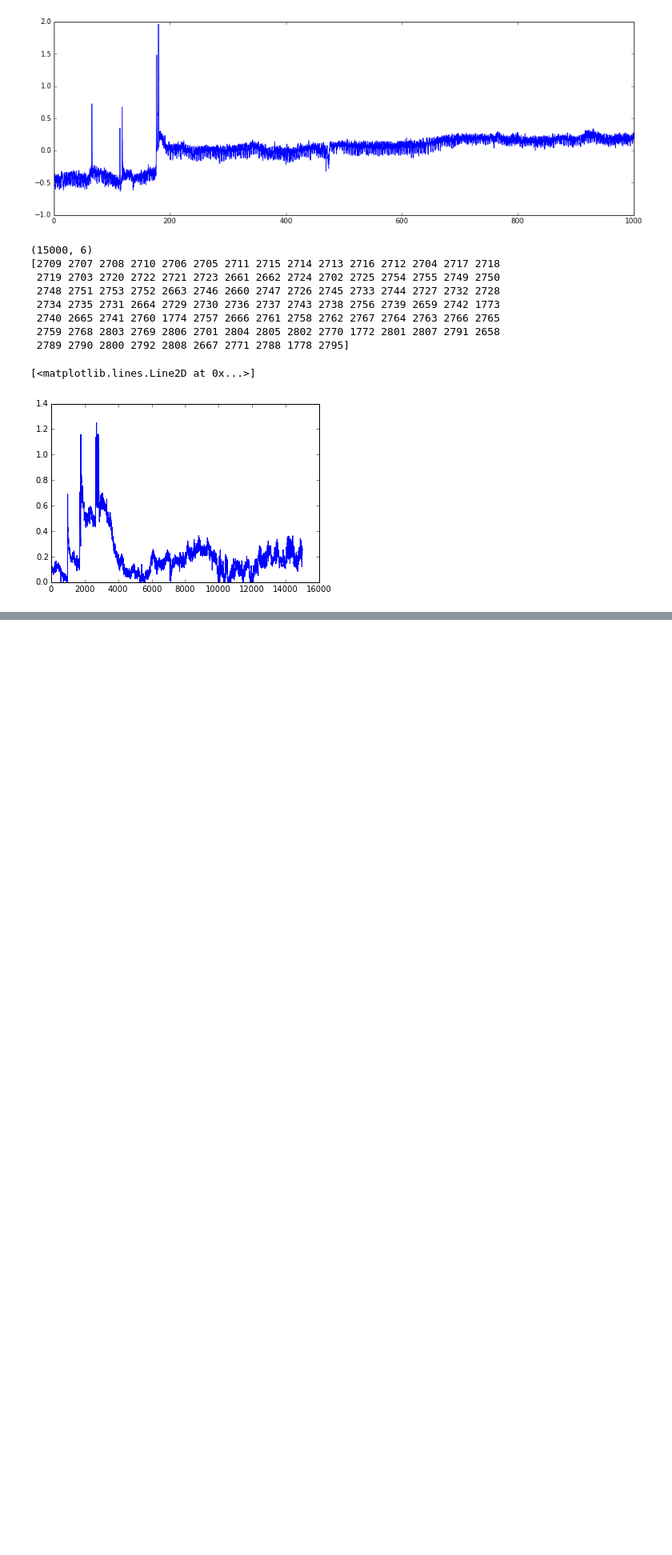
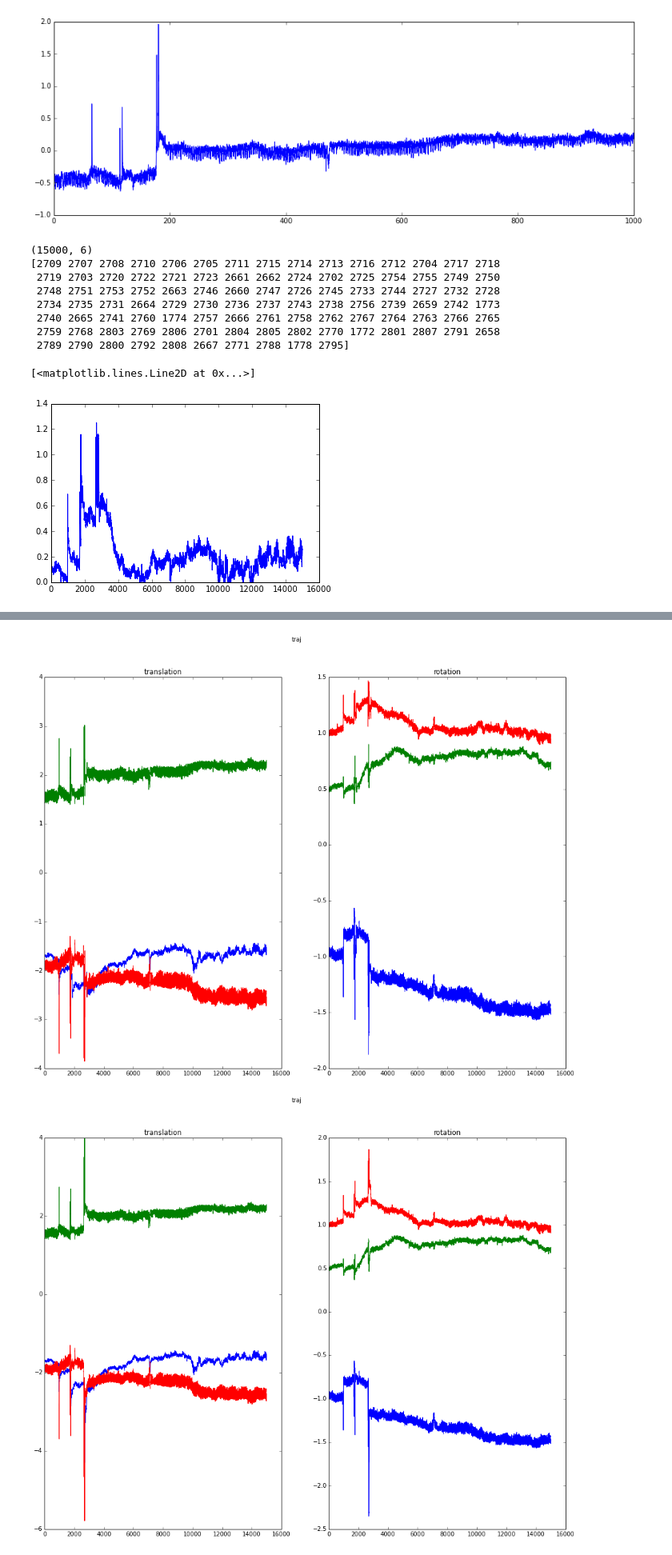
Before and after one commit to simpace/processing-scripts, a Jupyter notebook: simpace/trajectories/slice_avg_trajectories.ipynb, the cells around one changed output, grey strips where cells are left out. Shown at 80% size. Saved outputs shown, nothing was run; the diff lists cells and outputs as text; code cells hidden in the pictures; blank space fills up the shorter version.

```diff
--- a/simpace/trajectories/slice_avg_trajectories.ipynb
+++ b/simpace/trajectories/slice_avg_trajectories.ipynb
@@ -300,0 +393,9 @@ saving  ./trajectories_from_VA/mp_sliceavg_028.txt
+# %%
+new_data_mp_26.shape
+plot_motion(new_data_mp_26, 'traj')
+
+data_orig_026 = get_data_orig(pjoin(data_dir,orig_fnames[traj]))
+plot_motion(data_orig_026, 'traj')
+# %% [output]
+[figure, added]
+[figure, added]
```
Also changed, not shown: parts of 10 cells of this notebook.
